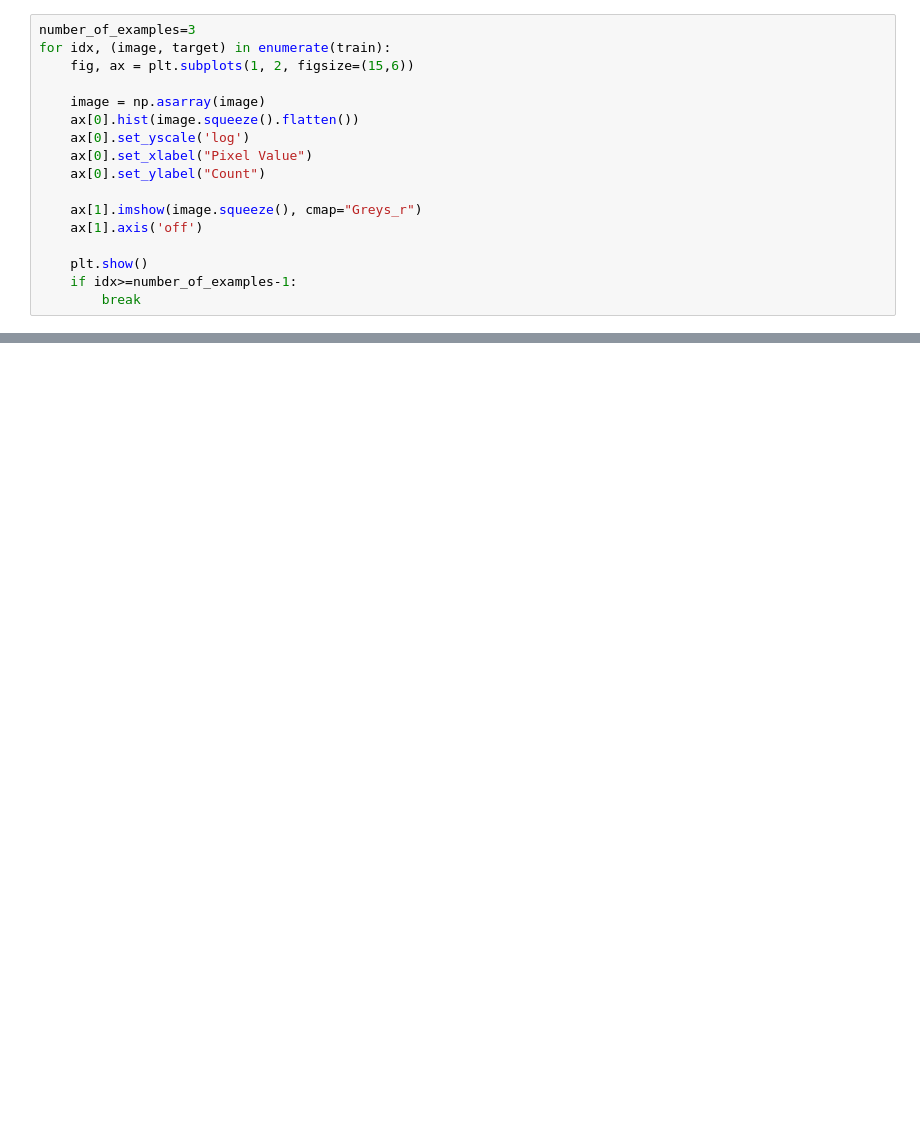
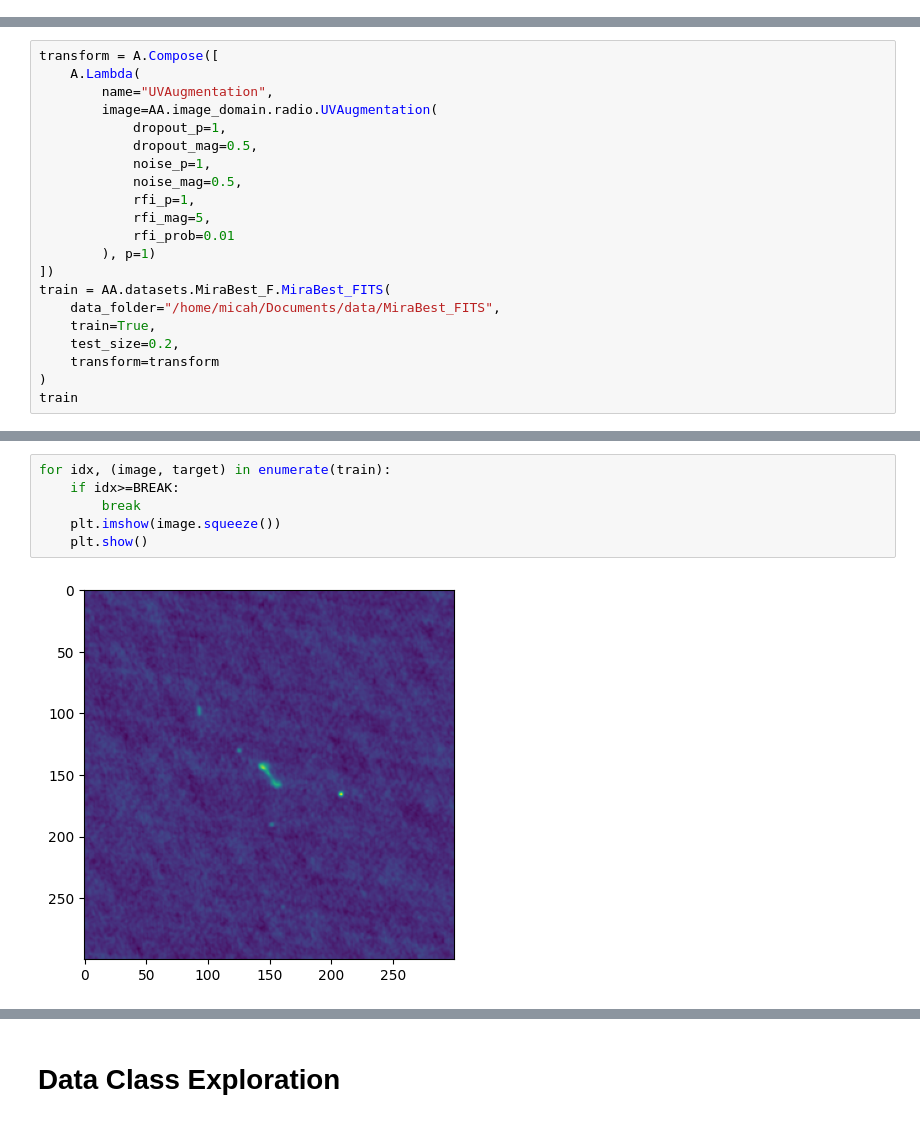
Before and after one commit to mb010/AstroAugmentations, a Jupyter notebook: RadioDemonstration.ipynb, the cells around one changed output, grey strips where cells are left out. Cells and saved outputs as stored; diff of their text form; blank space fills up the shorter version.

Commit message:
Updated UV Augmentation example with MiraBest_FITS

```diff
--- a/RadioDemonstration.ipynb
+++ b/RadioDemonstration.ipynb
@@ -74,17 +7,0 @@ train = MBFRFull(root="./data", train=True, download=True, test_size=0.97, trans
-# %%
-number_of_examples=3
-for idx, (image, target) in enumerate(train):
-    fig, ax = plt.subplots(1, 2, figsize=(15,6))
-
-    image = np.asarray(image)
-    ax[0].hist(image.squeeze().flatten())
-    ax[0].set_yscale('log')
-    ax[0].set_xlabel("Pixel Value")
-    ax[0].set_ylabel("Count")
-
-    ax[1].imshow(image.squeeze(), cmap="Greys_r")
-    ax[1].axis('off')
-
-    plt.show()
-    if idx>=number_of_examples-1:
-        break
@@ -94,0 +12,21 @@ for idx, (image, target) in enumerate(train):
+# %%
+transform = A.Compose([
+    A.Lambda(
+        name="UVAugmentation",
+        image=AA.image_domain.radio.UVAugmentation(
+            dropout_p=1,
+            dropout_mag=0.5,
+            noise_p=1,
+            noise_mag=0.5,
+            rfi_p=1,
+            rfi_mag=5,
+            rfi_prob=0.01
+        ), p=1)
+])
+train = AA.datasets.MiraBest_F.MiraBest_FITS(
+    data_folder="/home/micah/Documents/data/MiraBest_FITS",
+    train=True,
+    test_size=0.2,
+    transform=transform
+)
+train
@@ -94,0 +42,8 @@ for idx, (image, target) in enumerate(train):
+# %%
+for idx, (image, target) in enumerate(train):
+    if idx>=BREAK:
+        break
+    plt.imshow(image.squeeze())
+    plt.show()
+# %% [output]
+[figure, added]
@@ -94,0 +52,2 @@ for idx, (image, target) in enumerate(train):
+# %% [markdown]
+# Data Class Exploration
```
Also changed, not shown: parts of 18 cells of this notebook.
